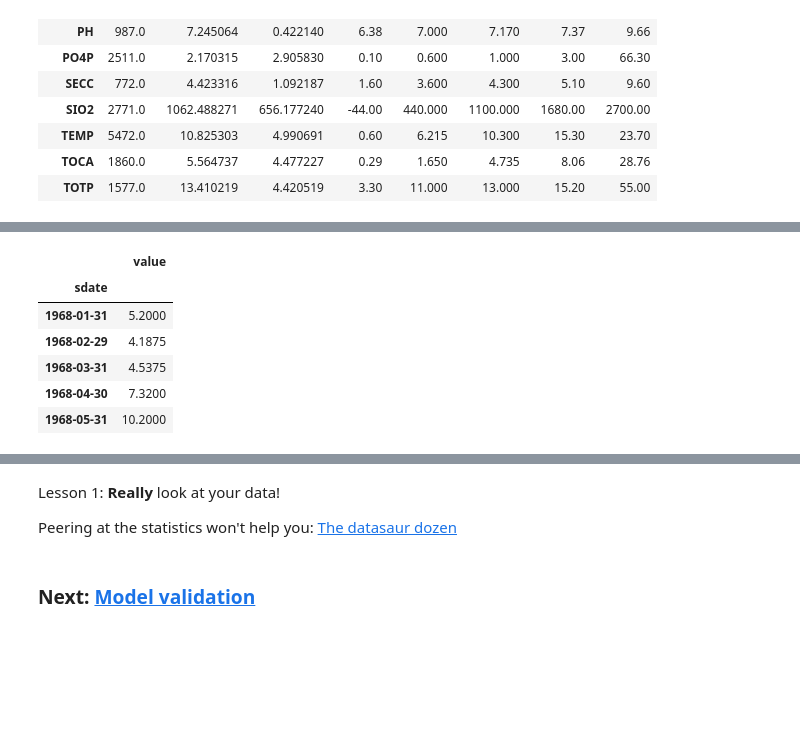
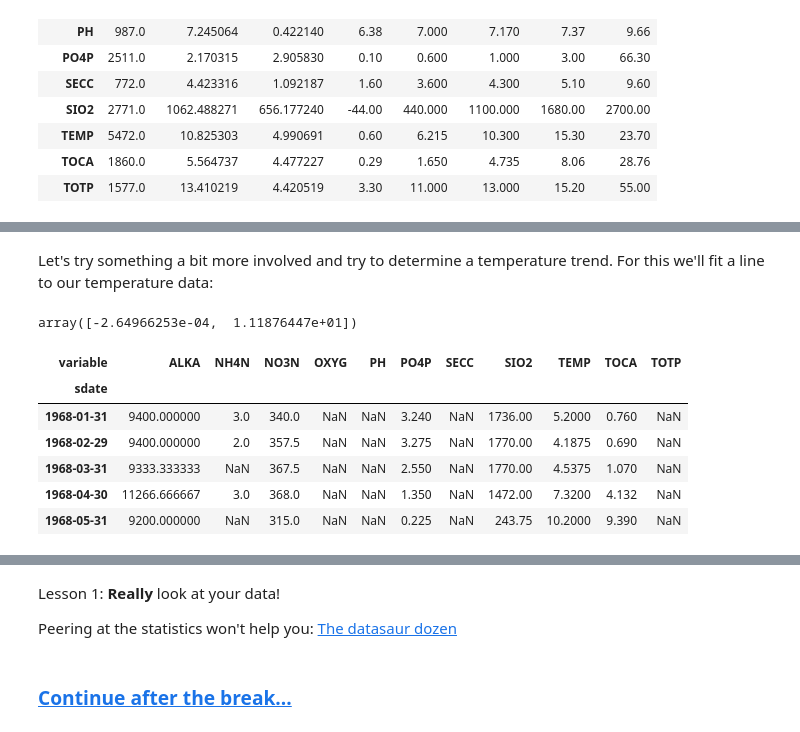
Before and after one commit to maaleske/data-mining-2018, a Jupyter notebook: 01-Introduction.ipynb, the cells around one changed output, grey strips where cells are left out. Saved outputs shown, nothing was run; the diff lists cells and outputs as text; code cells hidden in the pictures; blank space fills up the shorter version.

```diff
--- a/01-Introduction.ipynb
+++ b/01-Introduction.ipynb
@@ -53,3 +81,4 @@ First we'll have to read the data. This is a dataset from lake Windermere
 # %%
-data = pd.read_csv('Windermere_NBAS_data_1945_2013.txt', parse_dates=True, index_col=0, )
-data.tail()
+import pandas as pd
+data = pd.read_csv('Windermere_NBAS_data_1945_2013.txt', parse_dates=True, index_col=0)
+data = data.drop(columns='sign_if_LT_LOD')
@@ -101,0 +106,3 @@ temps.tail()
+# %%
+data = data.pivot_table(index='sdate', columns='variable', values='value')
+data.head()
@@ -102,13 +147,27 @@ temps.tail()
+# %% [markdown]
+Let's try something a bit more involved and try to determine a temperature trend. For this we'll fit a line to our temperature data:
+# %%
+import numpy as np
+
+# Our target to fit
+y = data['TEMP'].values[~np.isnan(data['TEMP'].values)]
+# We don't need the actual dates, a numbering will be enough
+X = np.arange(0, len(y))
+
+model = np.polyfit(X, y, 1)
+model
+# %% [output]
+array([-2.64966253e-04,  1.11876447e+01])
 # %%
-monthly = temps.resample('1M').mean()
+monthly = data.resample('1M').mean()
 monthly.head()
 # %% [output]
-|  | value |
-| sdate |  |
-| 1968-01-31 | 5.2000 |
-| 1968-02-29 | 4.1875 |
-| 1968-03-31 | 4.5375 |
-| 1968-04-30 | 7.3200 |
-| 1968-05-31 | 10.2000 |
+| variable | ALKA | NH4N | NO3N | OXYG | PH | PO4P | SECC | SIO2 | TEMP | TOCA | TOTP |
+| sdate |  |  |  |  |  |  |  |  |  |  |  |
+| 1968-01-31 | 9400.000000 | 3.0 | 340.0 | NaN | NaN | 3.240 | NaN | 1736.00 | 5.2000 | 0.760 | NaN |
+| 1968-02-29 | 9400.000000 | 2.0 | 357.5 | NaN | NaN | 3.275 | NaN | 1770.00 | 4.1875 | 0.690 | NaN |
+| 1968-03-31 | 9333.333333 | NaN | 367.5 | NaN | NaN | 2.550 | NaN | 1770.00 | 4.5375 | 1.070 | NaN |
+| 1968-04-30 | 11266.666667 | 3.0 | 368.0 | NaN | NaN | 1.350 | NaN | 1472.00 | 7.3200 | 4.132 | NaN |
+| 1968-05-31 | 9200.000000 | NaN | 315.0 | NaN | NaN | 0.225 | NaN | 243.75 | 10.2000 | 9.390 | NaN |
 # %%
 %matplotlib notebook
@@ -122,5 +181,6 @@ Lesson 1: **Really** look at your data!
 
 Peering at the statistics won't help you:
 [The datasaur dozen](https://dabblingwithdata.wordpress.com/2017/05/03/the-datasaurus-a-monstrous-anscombe-for-the-21st-century/)
-# %% [markdown]
-### Next: [Model validation](./02-validation.ipynb)
+# %% [markdown]
+
+### [Continue after the break...](./02-Outro.ipynb)
```
Also changed, not shown: parts of 19 cells of this notebook, 4 other files.
